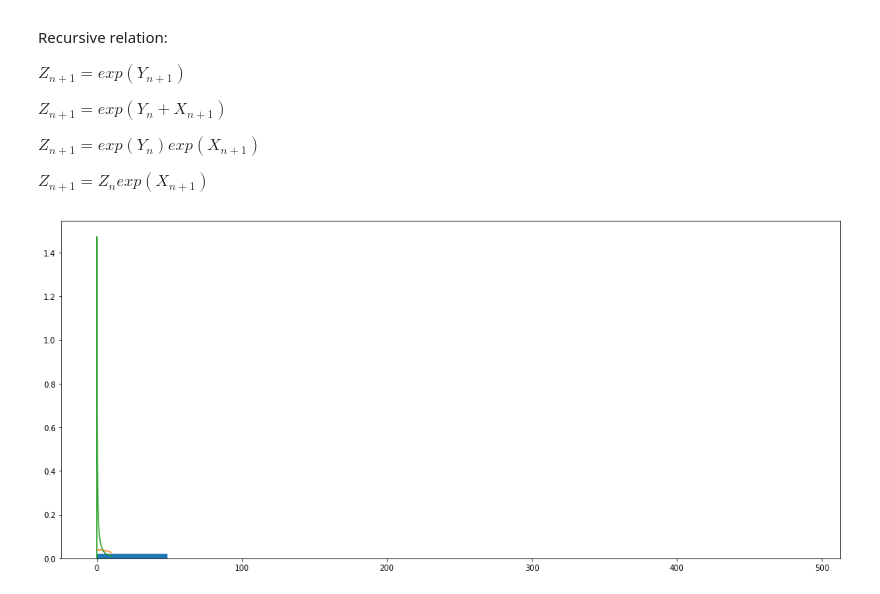
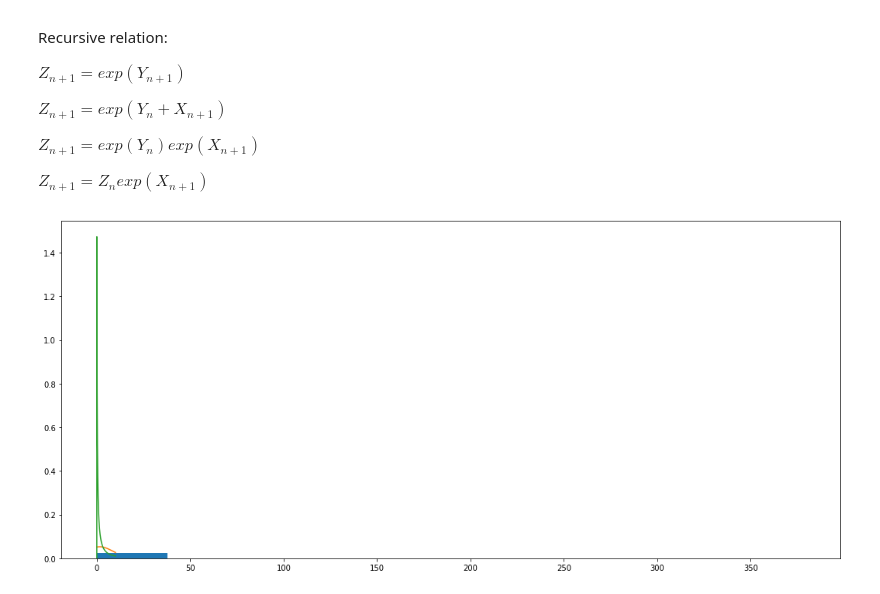
Before and after one commit to chasmani/networks_and_random_processes, a Jupyter notebook: Problem Sheet 1 Answers.ipynb, the cells around one changed output. Cells and saved outputs as stored; diff of their text form; code cells hidden in the pictures.

```diff
--- a/Problem Sheet 1 Answers.ipynb
+++ b/Problem Sheet 1 Answers.ipynb
@@ -430,35 +430,51 @@ def empirical_pdf_10(mu,sigma,tmax):
     plt.plot(xx, rv.pdf(xx))
 
 def empirical_pdf_100(mu,sigma,tmax):
 
     results = empirical_results(mu,sigma,tmax)
     timestep_100_results = results[:,[99]]
     plt.hist(timestep_100_results, density=True)
     kde = stats.gaussian_kde(timestep_100_results.reshape(500))
     xx = np.linspace(0,10,1000)
     plt.plot(xx, kde(xx))
 
     rv = stats.lognorm([(sigma)*(100**0.5)], loc=100*mu)
     plt.plot(xx, rv.pdf(xx))
 
     # Q> Why is this one so wrong\?
 
 
+def empirical_pdf_at_timestep(mu,sigma,tmax, timestep):
+
+    results = empirical_results(mu,sigma,tmax)
+    timestep_results = results[:,[timestep-1]]
+    plt.hist(timestep_results, density=True)
+    kde = stats.gaussian_kde(timestep_results.reshape(500))
+    xx = np.linspace(0,10,1000)
+    plt.plot(xx, kde(xx))
+
+    rv = stats.lognorm([(sigma)*(timestep**0.5)], scale=np.exp(timestep*mu))
+    plt.plot(xx, rv.pdf(xx))
+
+
+
+
+
 def ergodic_average(mu,sigma,tmax):
 
     result = one_realisation(mu,sigma,tmax)[1]
 
     ergodic_totals = np.cumsum(result)
     n_sequence = np.array(range(tmax))+1
     ergodic_averages = np.divide(ergodic_totals, n_sequence)
 
     plt.figure(4)
     plt.plot(range(tmax), ergodic_averages)
 
-empirical_pdf_100(mu,sigma,tmax)
+empirical_pdf_at_timestep(mu,sigma,tmax,100)
 #box_plots(mu,sigma,tmax)
 # %% [output]
-[figure, old version]
+[figure, new version]
 # %%
 ## Part e
 
```
Also changed, not shown: parts of 1 cell of this notebook.
